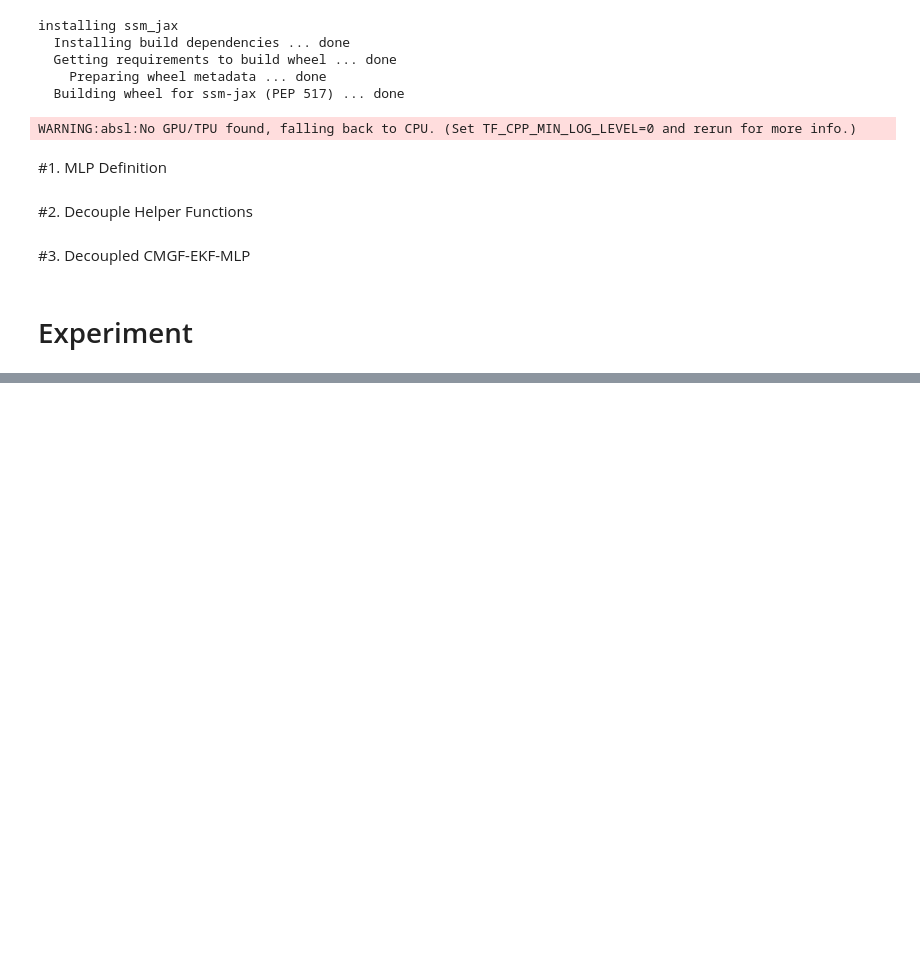
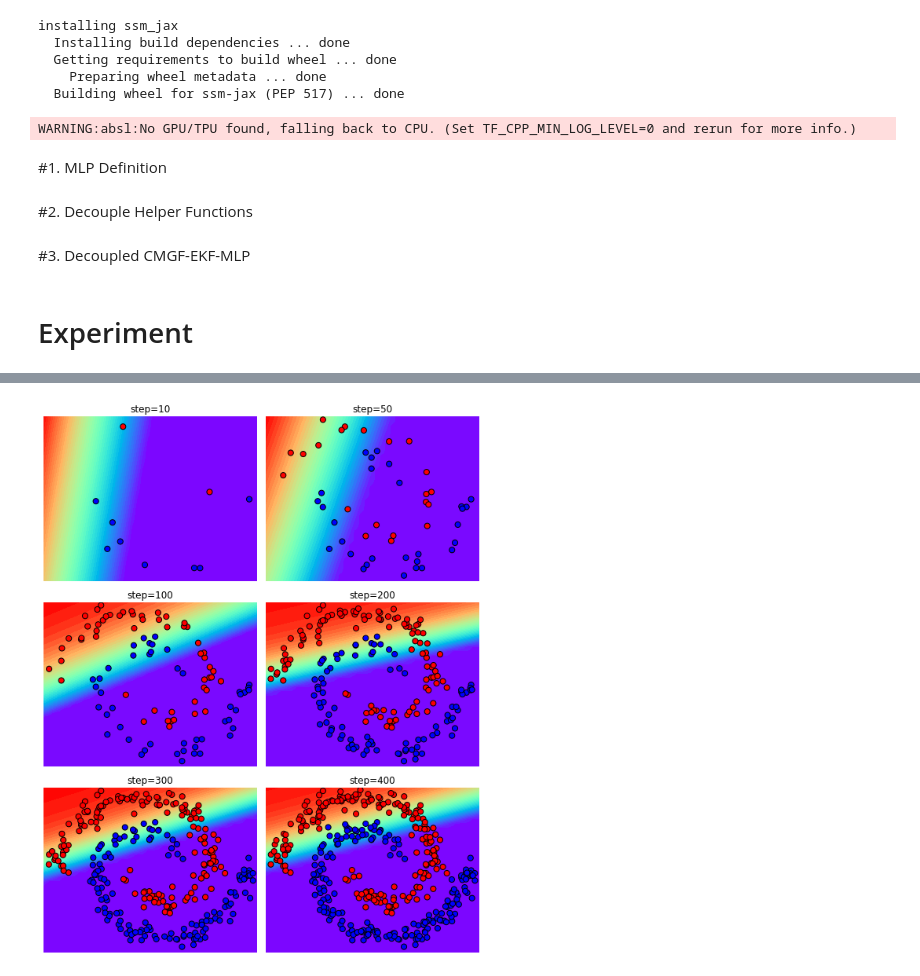
Before and after one commit to rohitn/dynamax, a Jupyter notebook: ssm_jax/cond_moments_gaussian_filter/demos/cmgf_mlp_evaluation.ipynb, the cells around one changed output, grey strips where cells are left out. Drawn from its saved outputs; the diff is of its cells as text; code cells hidden in the pictures; blank space fills up the shorter version.

```diff
--- a/ssm_jax/cond_moments_gaussian_filter/demos/cmgf_mlp_evaluation.ipynb
+++ b/ssm_jax/cond_moments_gaussian_filter/demos/cmgf_mlp_evaluation.ipynb
@@ -318,0 +355,10 @@ DeviceArray([ 0.        ,  0.        , -0.27880254, -0.74077964,
+# %%
+intermediate_steps = [9, 49, 99, 199, 299, 399]
+fig, ax = plt.subplots(3, 2, figsize=(8, 10))
+for step, axi in zip(intermediate_steps, ax.flatten()):
+    Zi = posterior_predictive_grid(input_grid, w_means[step], sigmoid_fn)
+    title = f'step={step+1}'
+    plot_posterior_predictive(axi, input[:step+1], output[:step+1], title, input_grid, Zi)
+plt.tight_layout()
+# %% [output]
+[figure, added]
```
Also changed, not shown: parts of 9 cells of this notebook.
